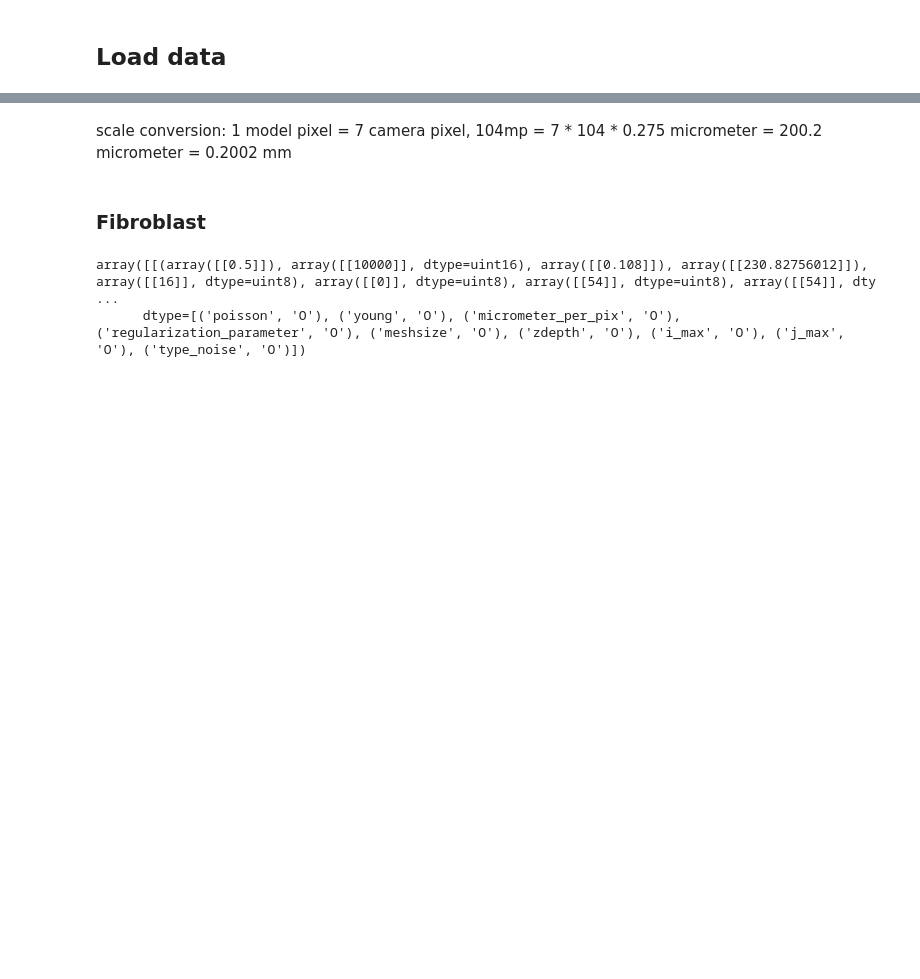
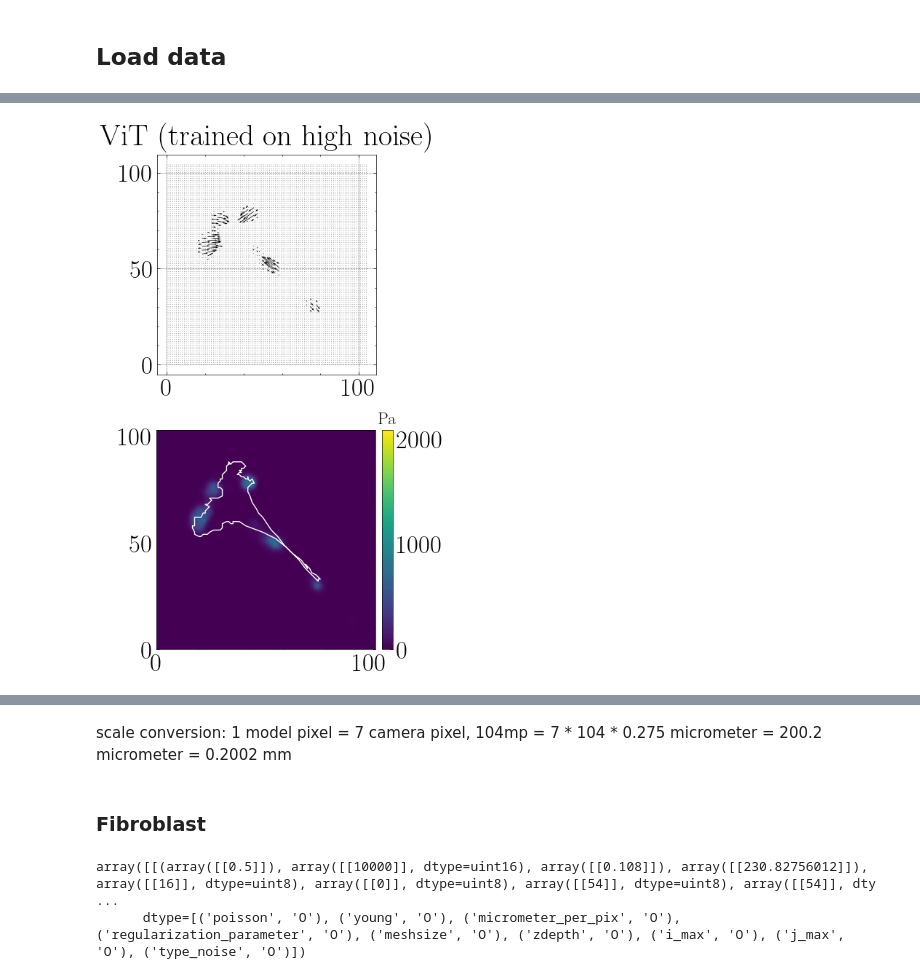
Before and after one commit to alo996/UQ_DL-TFM, a Jupyter notebook: ViT-TFM/Thesis figures – Real cells.ipynb, the cells around one changed output, grey strips where cells are left out. Drawn from its saved outputs; the diff is of its cells as text; code cells hidden in the pictures; blank space fills up the shorter version.

```diff
--- a/ViT-TFM/Thesis figures – Real cells.ipynb
+++ b/ViT-TFM/Thesis figures – Real cells.ipynb
@@ -214,3 +361,57 @@ fig.savefig(f'/home/alexrichard/LRZ Sync+Share/ML in Physics/Thesis/Plots/{image
+# %%
+plt.rcParams['xtick.labelsize'] = 25
+plt.rcParams['ytick.labelsize'] = 25
+
+get_ipython().run_line_magic('matplotlib', 'notebook')
+%matplotlib inline
+plt.style.use(['science', 'grid', 'muted'])
+
+fig, axs = plt.subplots(2, 1, figsize=(6, 9))
+fig.tight_layout(pad=2, w_pad=0, h_pad=3)
+
+#i = 0
+#axs[0].quiver(real_cells[i]['vit_pred'][0, 0, :, :].detach().numpy(), real_cells[i]['vit_pred'][0, 1, :, :].detach().numpy(), scale=10670)
+#axs[0].set(adjustable='box', aspect='equal')
+#axs[0].set_title('ViT', pad=10, fontsize=30)
+#axs[0].plot(real_%matplotlib inlinecells[i]['brdx'][0], real_cells[i]['brdy'][0], c='grey')
+
+sparse_pred = real_cells[i]['vit_high_pred'].detach() * np.resize([[1, 0, 0, 0],[0, 1, 0, 0],[0, 0, 1, 0],[0, 0, 0, 1]], (104,104))
+#sparse_pred = real_cells[i]['vit_high_pred'].detach()
+#sparse_dspl[0, 5, 5] = 1.925 * 1 *   # 5.787 * 16 * 0.108 [micrometer] = 10 [micrometer]
+#sparse_dspl[1, 5, 5] = 0
+x = np.linspace(0, 104, 104)
+y = np.linspace(0, 104, 104)
+axs[0].quiver(x, y, sparse_pred[0, 0, :, :], sparse_pred[0, 1, :, :], angles='xy', scale_units='xy', scale=104)
+axs[0].set(adjustable='box', aspect='equal')
+axs[0].set_title('ViT (trained on high noise)', pad=10, fontsize=30)
+#axs[0].annotate(u'10 \xb5m',
+#                fontsize=12,
+#                xy=(0.1, 0.1),
+#                xytext=(11, 5),
+#                textcoords='offset points')
+
+#dx = 9
+#dy = 0
+#axs[0].arrow(x=10, y=10, dx=dx, dy=dy, head_width=1, color='black')
+#axs[0].annotate(u'1000 Pa',
+#                fontsize=13,
+#                xy=(0.2, 0.2),
+#                xytext=(11, 8),
+#                textcoords='offset points')
+
+C = np.sqrt(real_cells[i]['vit_high_pred'][0, 0, :, :].detach().numpy() ** 2 + real_cells[i]['vit_high_pred'][0, 1, :, :].detach().numpy() ** 2)
+im = axs[1].pcolormesh(C, shading='gouraud', norm=norm)
+axs[1].plot(real_cells[i]['brdx'][0], real_cells[i]['brdy'][0], c='white')
+colorbar = fig.colorbar(im, ax=axs[1], pad=0.02, norm=norm)
+colorbar.ax.set_title(u'Pa', fontsize=17)
+axs[1].set(adjustable='box', aspect='equal')
+
+fig.subplots_adjust(top=0.825)
+
+#image_name = 'Real_vit_vert.jpeg'
+#fig.savefig(f'/home/alexrichard/LRZ Sync+Share/ML in Physics/Thesis/Plots/{image_name}', format='jpeg', dpi=1000)
+# %% [output]
+[figure, added]
 # %%
 plt.rcParams['xtick.labelsize'] = 25
 plt.rcParams['ytick.labelsize'] = 25
```
Also changed, not shown: parts of 21 cells of this notebook, 7 other files.
